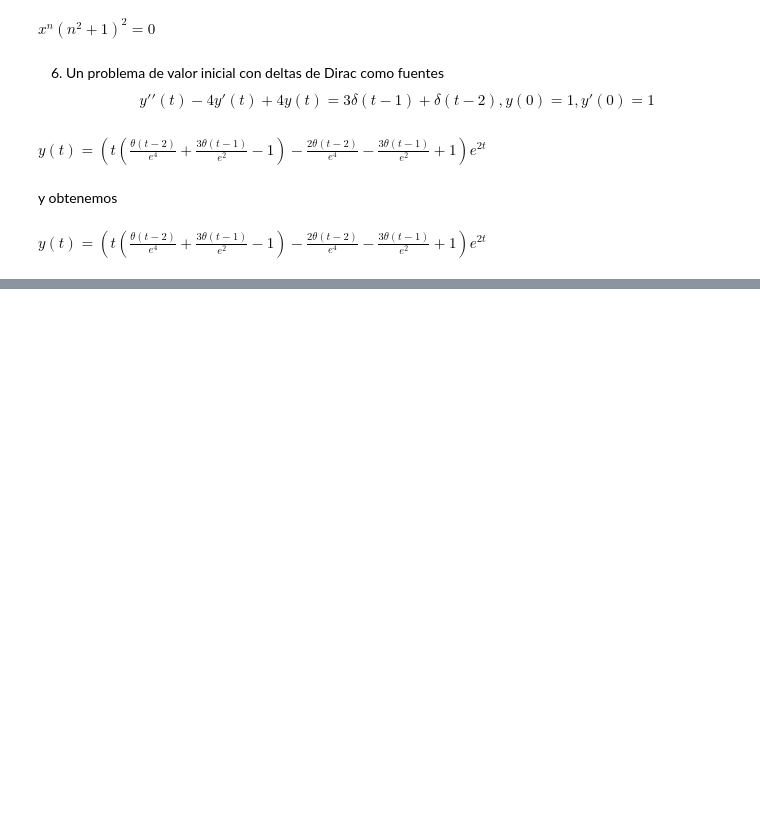
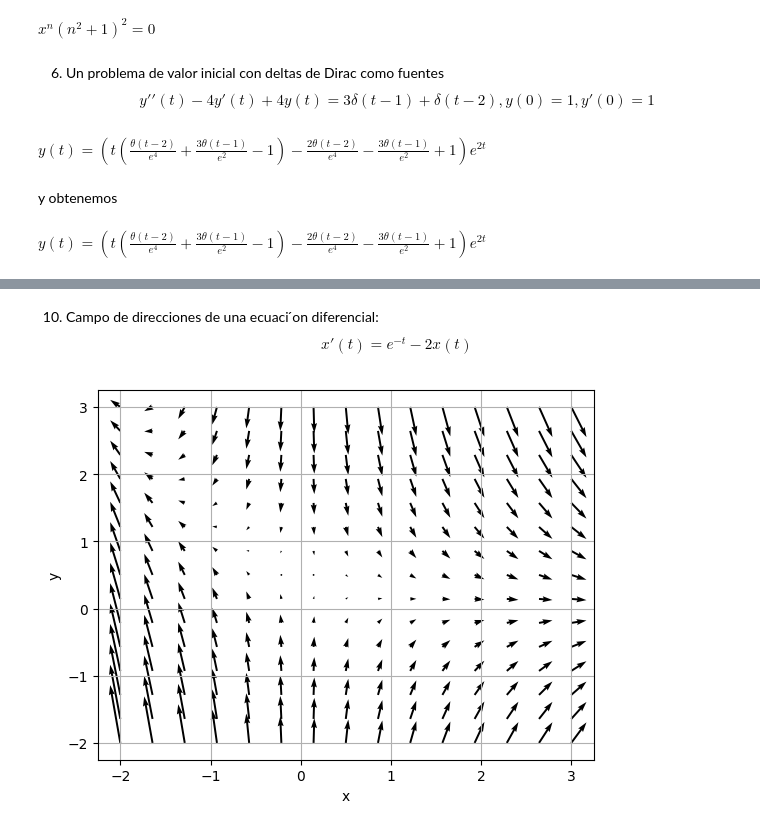
Before and after one commit to mi622/EDP, a Jupyter notebook: hola.ipynb, the cells around one changed output, grey strips where cells are left out. Saved outputs shown, nothing was run; the diff lists cells and outputs as text; code cells hidden in the pictures; blank space fills up the shorter version.

```diff
--- a/hola.ipynb
+++ b/hola.ipynb
@@ -269,0 +355,18 @@ $\displaystyle y{\left(t \right)} = \left(t \left(\frac{\theta\left(t - 2\right)
+# %% [markdown]
+10. Campo de direcciones de una ecuaci ́on diferencial:
+$$x′(t) =e^{−t}−2x(t)$$
+# %%
+import numpy as np
+import matplotlib as mpl
+import numpy as np
+import matplotlib as mpl
+import matplotlib.pyplot as plt
+x,y = np.meshgrid(np.linspace(-2,3,15),np.linspace(-2,3,15))
+plt.quiver(x,y,x,np.exp(-x)-2*y)
+plt.grid('on')
+plt.xlabel('x')
+plt.ylabel('y')
+plt.show()
+plt.show()
+# %% [output]
+[figure, added]
```
Also changed, not shown: parts of 16 cells of this notebook.
